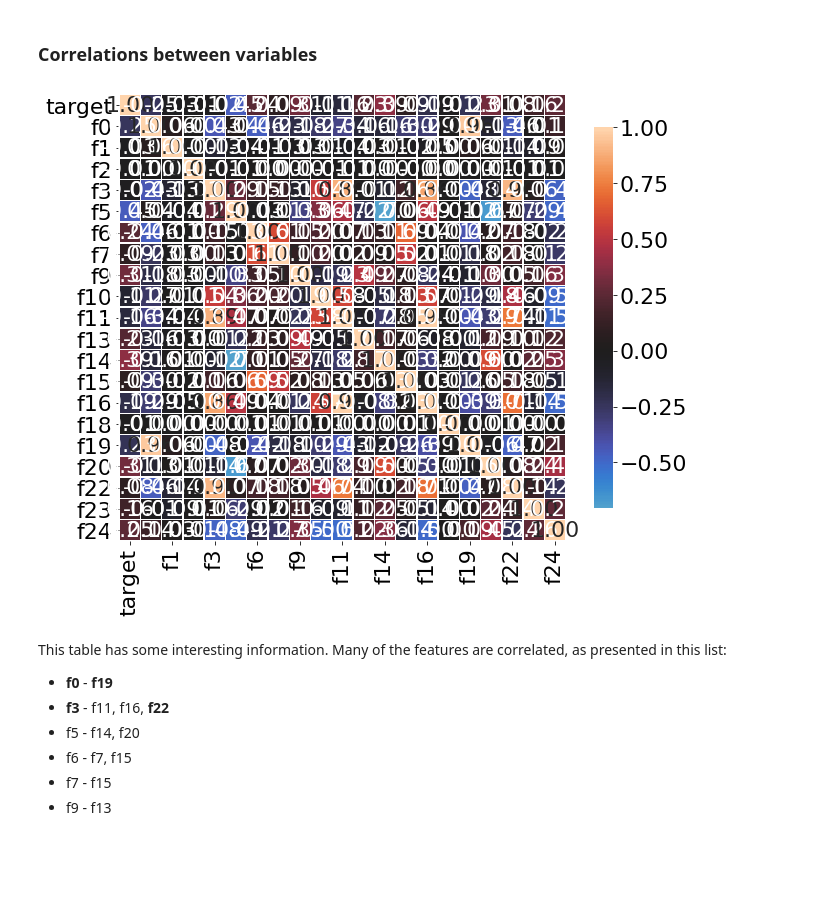
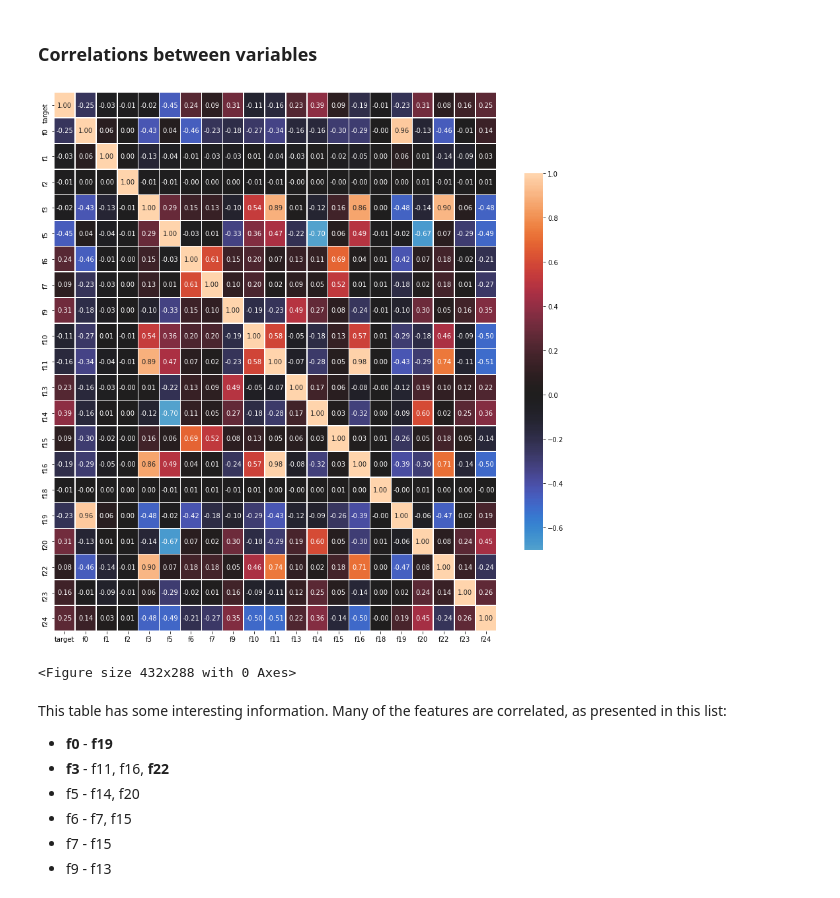
Before and after one commit to anjarfr/modern-ml, a Jupyter notebook: xgboost_demo.ipynb, the cells around one changed output. Drawn from its saved outputs; the diff is of its cells as text; code cells hidden in the pictures; blank space fills up the shorter version.

```diff
--- a/xgboost_demo.ipynb
+++ b/xgboost_demo.ipynb
@@ -338,12 +334,14 @@ X_train.drop(['f0', 'f19'], axis=1).mean().plot(style='*', color='green')
 # %%
 correlations = X_train.corr()
 
-fig, ax = plt.subplots(figsize=(10,10))
-sns.heatmap(correlations, vmax=1.0, center=0, fmt='.2f',
+fig, ax = plt.subplots(figsize=(15,15))
+heatmap = sns.heatmap(correlations, vmax=1.0, center=0, fmt='.2f',
         square=True, linewidths=.5, annot=True, cbar_kws={"shrink": .70})
 plt.show();
+plt.savefig('heatmap.png')
 # %% [output]
-[figure, old version]
+[figure, new version]
+<Figure size 432x288 with 0 Axes>
 # %% [markdown]
 This table has some interesting information. Many of the features are correlated, as presented in this list:
 
```
Also changed, not shown: parts of 9 cells of this notebook, 4 other files.
